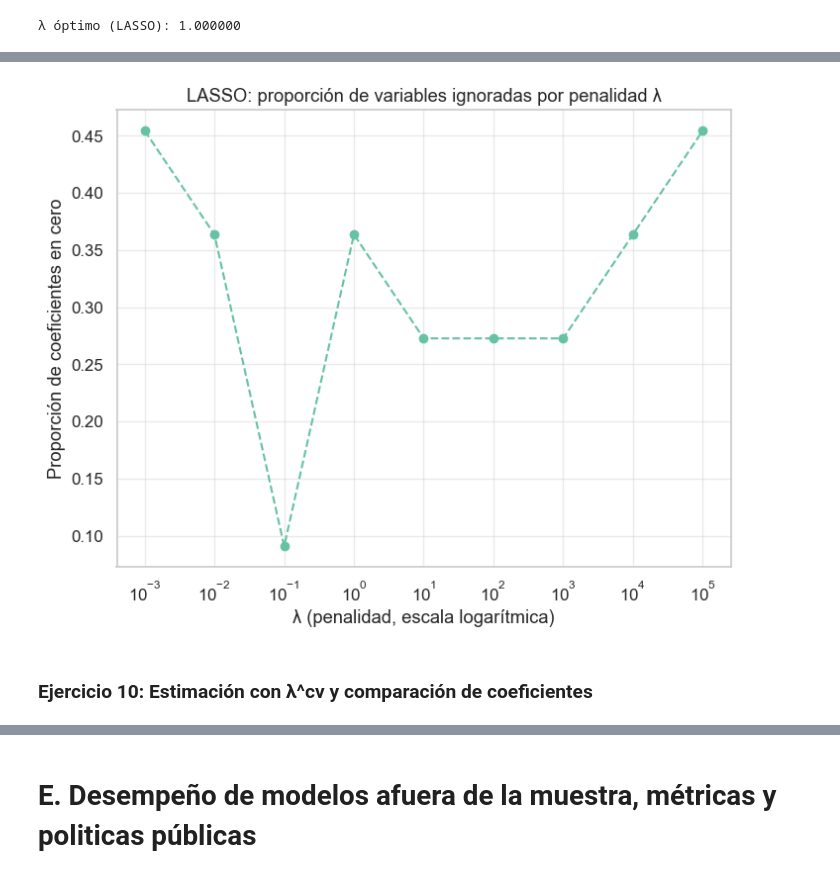
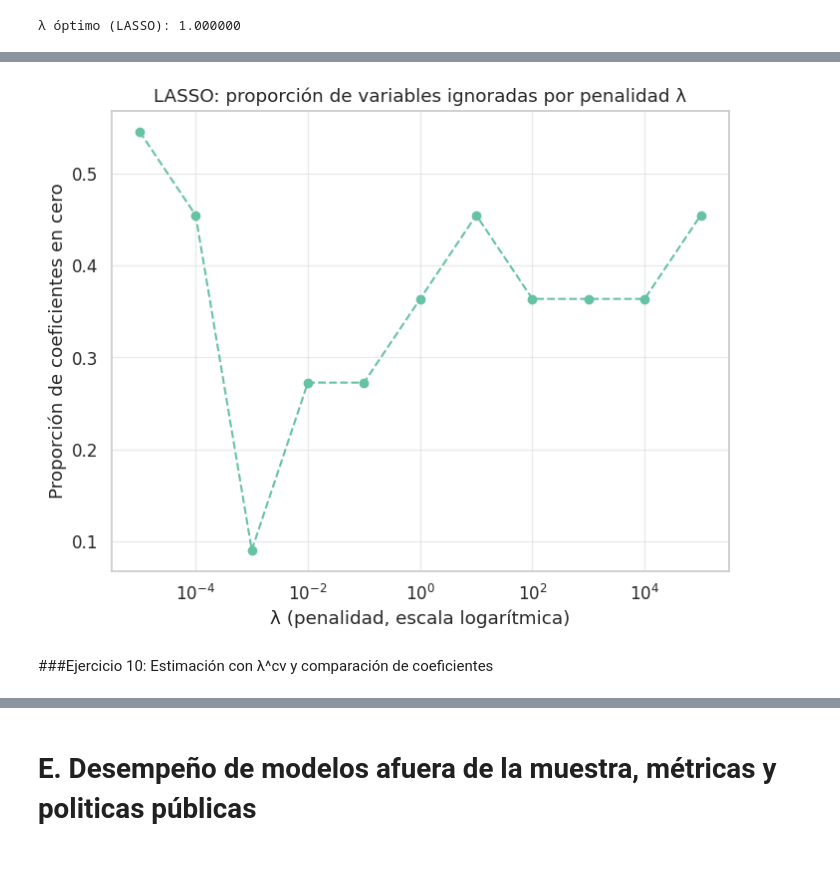
Before and after one commit to davidjjj14082000-png/BigDataUBA-Grupo-1, a Jupyter notebook: TP4/BigData_TP4_Grupo1.ipynb, the cells around one changed output, grey strips where cells are left out. Drawn from its saved outputs; the diff is of its cells as text; code cells hidden in the pictures.

```diff
--- a/TP4/BigData_TP4_Grupo1.ipynb
+++ b/TP4/BigData_TP4_Grupo1.ipynb
@@ -637,27 +573,24 @@ plt.show()
-# %%
-# Extraer los coeficientes del modelo LASSO para la única clase (en binario)
-coefs_lasso = lasso_cv.coefs_paths_[list(lasso_cv.coefs_paths_.keys())[0]][0]
-
-# Obtener los C (inversos de lambda) que corresponden a estas columnas
-C_used = lasso_cv.Cs_[ -coefs_lasso.shape[1]: ]  # tomar los últimos que efectivamente se usaron
-lambda_used = 1 / C_used
-
-# Calcular proporción de coeficientes en cero
-prop_zeros = (coefs_lasso == 0).sum(axis=0) / coefs_lasso.shape[0]
-
-# Graficar
-plt.figure(figsize=(8,6))
-plt.plot(lambda_used, prop_zeros, marker='o', linestyle='--')
-plt.xscale('log')
-plt.xlabel("λ (penalidad, escala logarítmica)")
-plt.ylabel("Proporción de coeficientes en cero")
-plt.title("LASSO: proporción de variables ignoradas por penalidad λ")
-plt.grid(alpha=0.4)
-plt.show()
-# %% [output]
-[figure, removed]
-# %% [markdown]
-### Ejercicio 10: Estimación con λ^cv y comparación de coeficientes
+# %%
+
+# Calcular proporción de coeficientes en cero
+min_len = min(len(lambda_used), len(prop_zeros))
+lambda_used = lambda_used[:min_len]
+prop_zeros = prop_zeros[:min_len]
+
+
+# Graficar
+plt.figure(figsize=(8,6))
+plt.plot(lambda_used, prop_zeros, marker='o', linestyle='--')
+plt.xscale('log')
+plt.xlabel("λ (penalidad, escala logarítmica)")
+plt.ylabel("Proporción de coeficientes en cero")
+plt.title("LASSO: proporción de variables ignoradas por penalidad λ")
+plt.grid(alpha=0.4)
+plt.show()
+# %% [output]
+[figure, added]
+# %% [markdown]
+###Ejercicio 10: Estimación con λ^cv y comparación de coeficientes
 # %%
 from sklearn.preprocessing import scale
 from sklearn.preprocessing import StandardScaler
```
Also changed, not shown: parts of 26 cells of this notebook.
